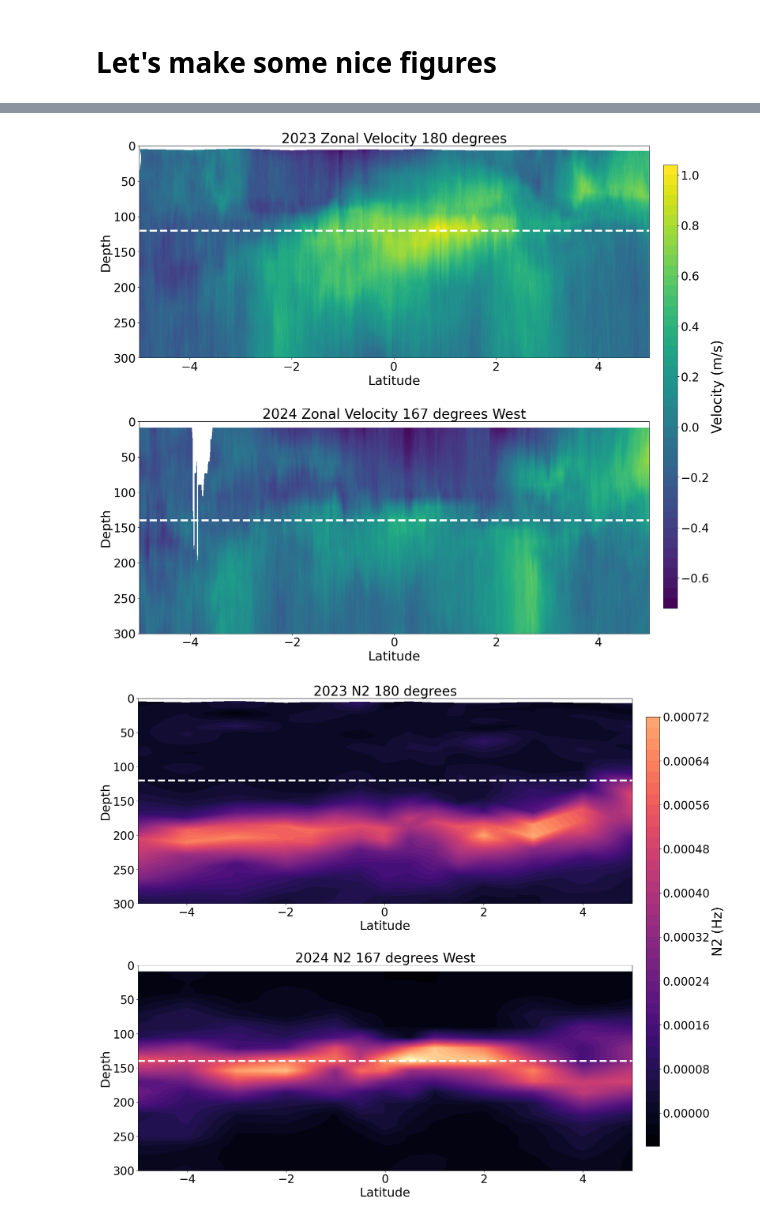
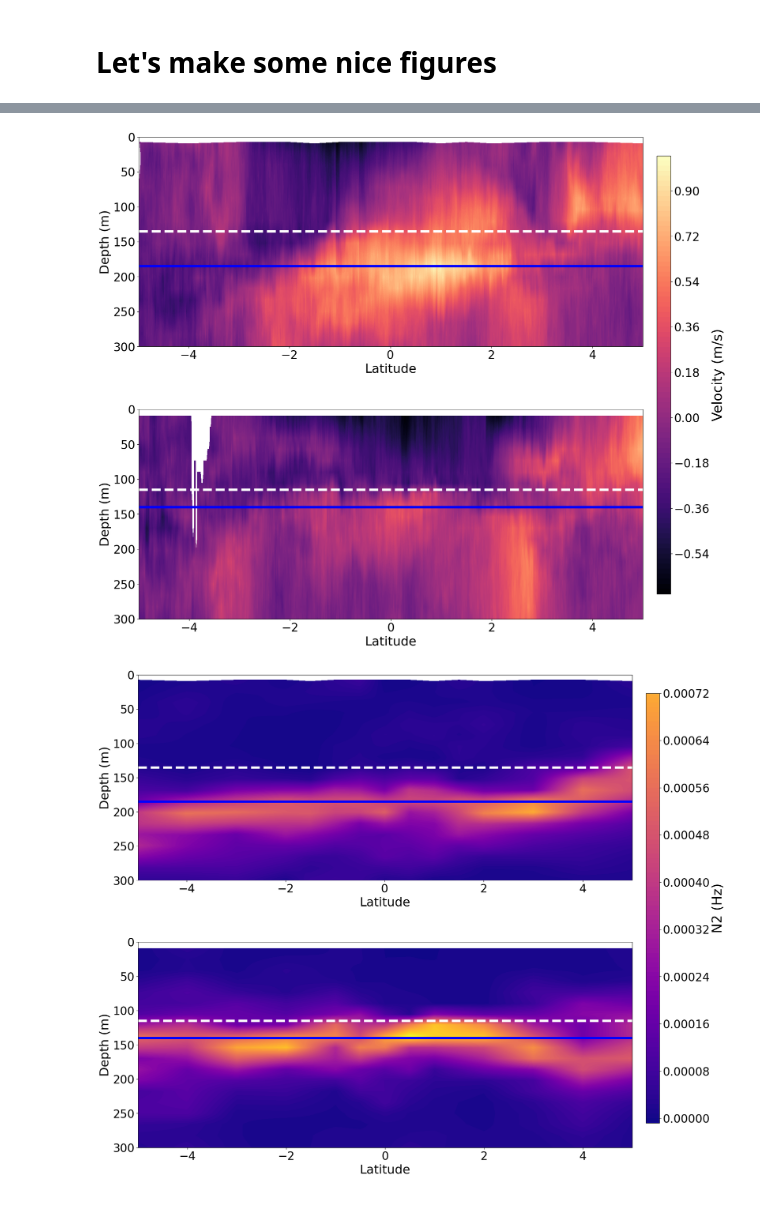
Before and after one commit to GHOpenonic/equatorial-pacific-turbulent-mixing, a Jupyter notebook: analysis_and_data/figures.ipynb, the cells around one changed output, grey strips where cells are left out. Cells and saved outputs as stored; diff of their text form; code cells hidden in the pictures.

Commit message:
update figures

```diff
--- a/analysis_and_data/figures.ipynb
+++ b/analysis_and_data/figures.ipynb
@@ -131,17 +142,18 @@ lat_bin_y_2024 = df_bin_average(lat_matrix_2024, num_bins)
 
 
 # horizontal binning
-num_bins = int(709)
+num_bins = int(630)
 P_binned_2024 = df_bin_average(P_bin_y_2024.T, num_bins).T
 T_binned_2024 = df_bin_average(T_bin_y_2024.T, num_bins).T
 S_binned_2024 = df_bin_average(S_bin_y_2024.T, num_bins).T
 D_binned_2024 = df_bin_average(D_bin_y_2024.T, num_bins).T
 lat_binned_2024 = df_bin_average(lat_bin_y_2024.T, num_bins).T
 
-# adcp
-u_2024 = pd.DataFrame(ADCP_2024['u'])
-v_2024 = pd.DataFrame(ADCP_2024['v'])
-z_2024 = pd.DataFrame(ADCP_2024['z'])
+# horizontal adcp binning
+num_bins = int(630)
+u_2024 = df_bin_average(pd.DataFrame(ADCP_2024['u']).T, num_bins).T
+v_2024 = df_bin_average(pd.DataFrame(ADCP_2024['v']).T, num_bins).T
+z_2024 = df_bin_average(pd.DataFrame(ADCP_2024['z']).T, num_bins).T
 # %%
 def calc_N2(density, depth): #  calculate buoyancy frequency with density gradient
     g = 9.81
@@ -207,55 +273,60 @@ print(ri_count_2024)
 # %%
 # Create a grid of subplots
 fig, (ax1, ax2) = plt.subplots(2, 1, figsize=(20, 18))
 max_value = max(np.nanmax(u_2023.values), np.nanmax(u_2024.values))
+min_value = min(np.nanmin(u_2023.values), np.nanmin(u_2024.values))
 
 # 2023 zonal velocity
-contour1 = ax1.contourf(lat_binned_2023, P_binned_2023, u_2023, levels=50, cmap='viridis', vmax=max_value)
-ax1.axhline(y=120, color='white', linestyle='--', linewidth = 4)
+contour1 = ax1.contourf(lat_binned_2023, P_binned_2023, u_2023, levels=100, cmap='magma', vmax=max_value, vmin = min_value)
+ax1.axhline(y=185, color='blue', linewidth = 5)
+ax1.axhline(y=135, color='white', linestyle='--', linewidth = 5)
 ax1.set_xlabel('Latitude')
-ax1.set_ylabel('Depth')
-ax1.set_title('2023 Zonal Velocity 180 degrees')
+ax1.set_ylabel('Depth (m)')
+#ax1.set_title('2023 Zonal Velocity 180 degrees')
 ax1.set_ylim(0, 300)
 ax1.invert_yaxis()
 
 # 2024 zonal velocity
-contour2 = ax2.contourf(lat_binned_2024, P_binned_2024, u_2024, levels=50, cmap='viridis', vmax=max_value)
-ax2.axhline(y=140, color='white', linestyle='--', linewidth = 4)
+contour2 = ax2.contourf(lat_binned_2024, P_binned_2024, u_2024, levels=100, cmap='magma', vmax=max_value, vmin = min_value)
+ax2.axhline(y=140, color='blue', linewidth = 5)
+ax2.axhline(y=115, color='white', linestyle='--', linewidth = 5)
 ax2.set_xlabel('Latitude')
-ax2.set_ylabel('Depth')
-ax2.set_title('2024 Zonal Velocity 167 degrees West')
+ax2.set_ylabel('Depth (m)')
+#ax2.set_title('2024 Zonal Velocity 167 degrees West')
 ax2.set_ylim(0, 300)
 ax2.invert_yaxis()
 
 # Adjust the layout to include a common colorbar on the right side
 plt.subplots_adjust(right=0.85, hspace=0.3)
 cbar_ax = fig.add_axes([0.87, 0.15, 0.02, 0.7])
 colorbar = plt.colorbar(contour1, cax=cbar_ax)
 colorbar.set_label('Velocity (m/s)', fontsize=20+8)
 plt.savefig('Zonal Velocity.png', dpi=300, bbox_inches='tight')
 plt.show()
 # %% [output]
-[figure, old version]
+[figure, new version]
 # %%
 # Create a grid of subplots
 fig, (ax1, ax2) = plt.subplots(2, 1, figsize=(20, 18))
 max_value = max(np.nanmax(N2_2023.values), np.nanmax(N2_2024.values))
 
 # 2023 N2
-contour1 = ax1.contourf(lat_binned_2023, P_binned_2023, N2_2023, levels=50, cmap='magma', vmax=max_value)
-ax1.axhline(y=120, color='white', linestyle='--', linewidth = 4)
+contour1 = ax1.contourf(lat_binned_2023, P_binned_2023, N2_2023, levels=100, cmap='plasma', vmax=max_value)
+ax1.axhline(y=185, color='blue', linewidth = 5)
+ax1.axhline(y=135, color='white', linestyle='--', linewidth = 5)
 ax1.set_xlabel('Latitude')
-ax1.set_ylabel('Depth')
-ax1.set_title('2023 N2 180 degrees')
+ax1.set_ylabel('Depth (m)')
+#ax1.set_title('2023 N2 180 degrees')
 ax1.set_ylim(0, 300)
 ax1.invert_yaxis()
 
 # 2023 N2
-contour2 = ax2.contourf(lat_binned_2024, P_binned_2024, N2_2024, levels=50, cmap='magma', vmax=max_value)
-ax2.axhline(y=140, color='white', linestyle='--', linewidth = 4)
+contour2 = ax2.contourf(lat_binned_2024, P_binned_2024, N2_2024, levels=100, cmap='plasma', vmax=max_value)
+ax2.axhline(y=140, color='blue', linewidth = 5)
+ax2.axhline(y=115, color='white', linestyle='--', linewidth = 5)
 ax2.set_xlabel('Latitude')
-ax2.set_ylabel('Depth')
-ax2.set_title('2024 N2 167 degrees West')
+ax2.set_ylabel('Depth (m)')
+#ax2.set_title('2024 N2 167 degrees West')
 ax2.set_ylim(0, 300)
 ax2.invert_yaxis()
 
@@ -269,4 +340,4 @@ plt.savefig('N2.png', dpi=300, bbox_inches='tight')
 
 plt.show()
 # %% [output]
-[figure, old version]
+[figure, new version]
```
Also changed, not shown: parts of 12 cells of this notebook.
